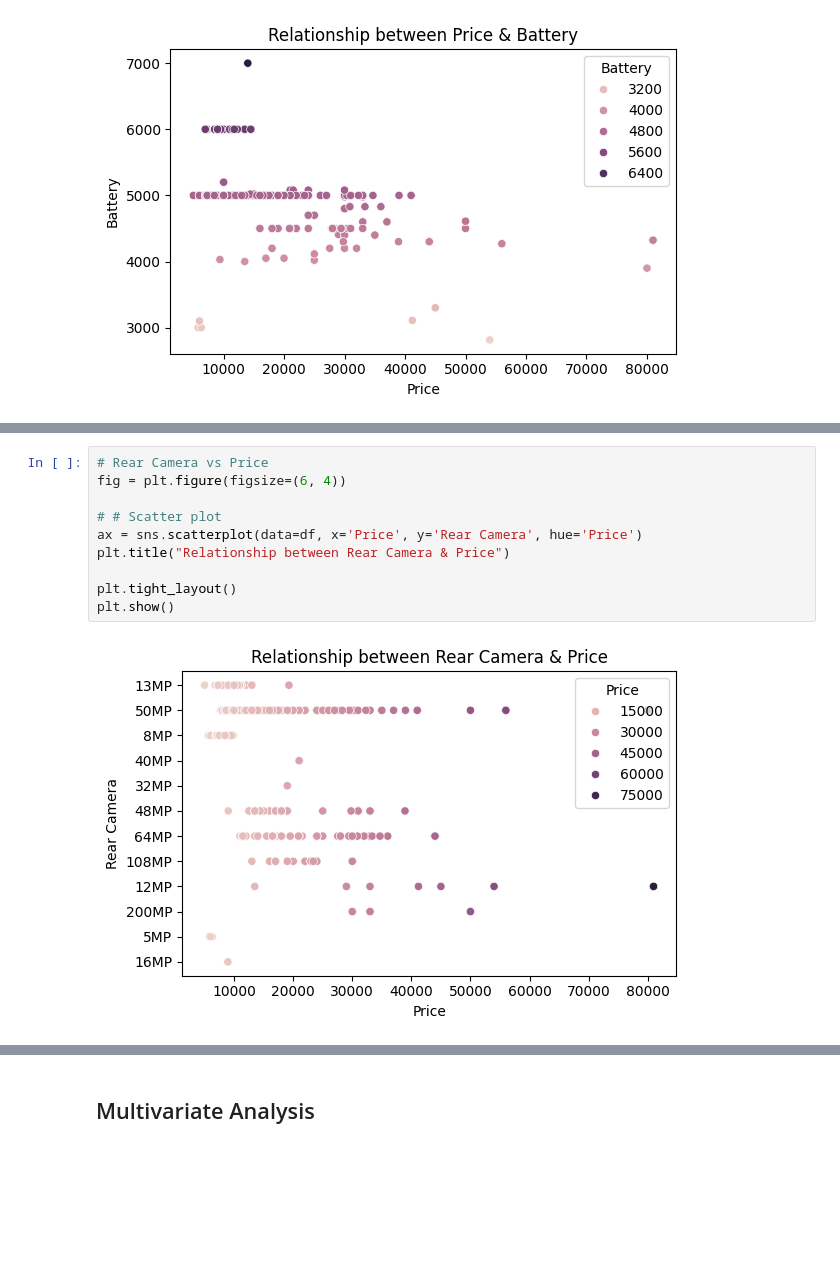
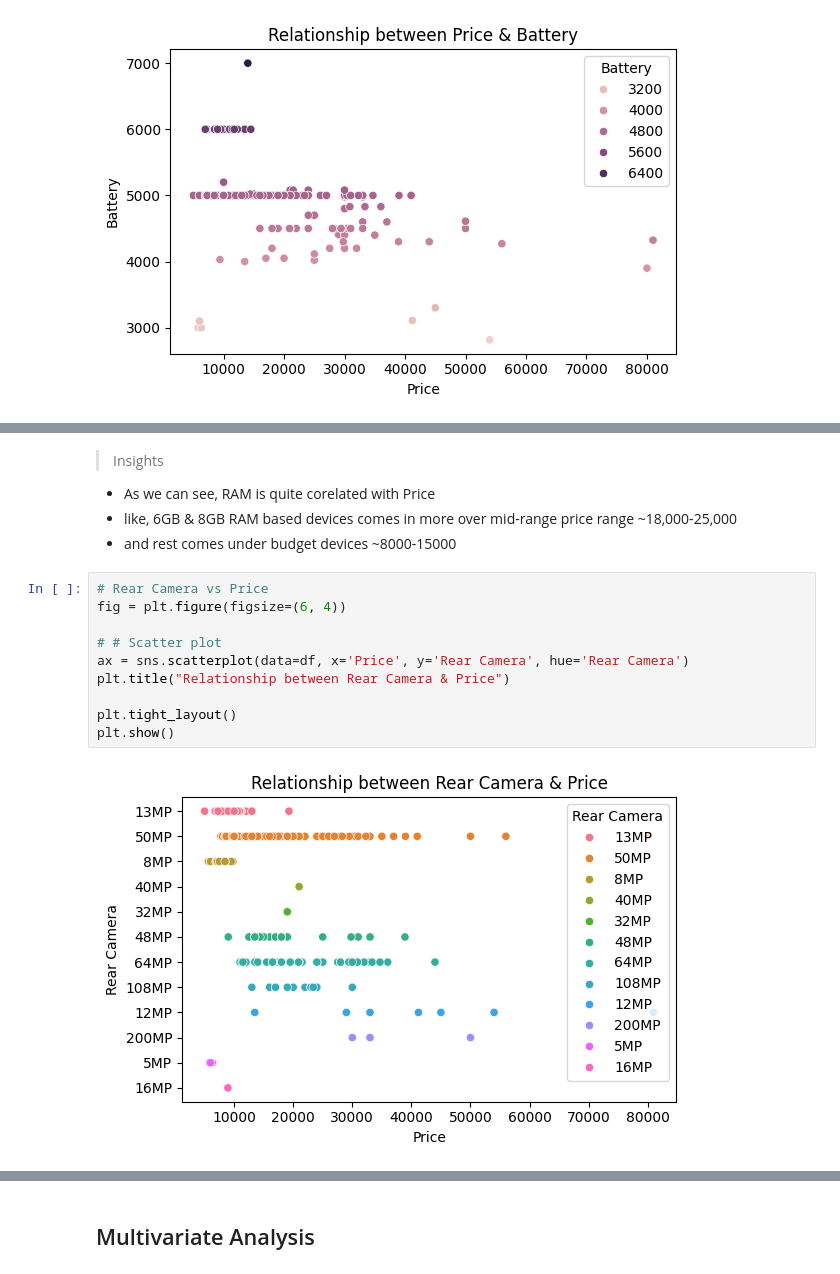
Before and after one commit to sanskar127/project4-nhis, a Jupyter notebook: analysis.ipynb, the cells around one changed output, grey strips where cells are left out. Saved outputs shown, nothing was run; the diff lists cells and outputs as text; blank space fills up the shorter version.

```diff
--- a/analysis.ipynb
+++ b/analysis.ipynb
@@ -462,12 +516,17 @@ plt.show()
+# %% [markdown]
+> Insights
+- As we can see, RAM is quite corelated with Price
+- like, 6GB & 8GB RAM based devices comes in more over mid-range price range ~18,000-25,000
+- and rest comes under budget devices ~8000-15000
 # %%
 # Rear Camera vs Price
 fig = plt.figure(figsize=(6, 4))
 
 # # Scatter plot
-ax = sns.scatterplot(data=df, x='Price', y='Rear Camera', hue='Price')
+ax = sns.scatterplot(data=df, x='Price', y='Rear Camera', hue='Rear Camera')
 plt.title("Relationship between Rear Camera & Price")
 
 plt.tight_layout()
 plt.show()
 # %% [output]
-[figure, old version]
+[figure, new version]
```
Also changed, not shown: parts of 31 cells of this notebook, 1 other file.
